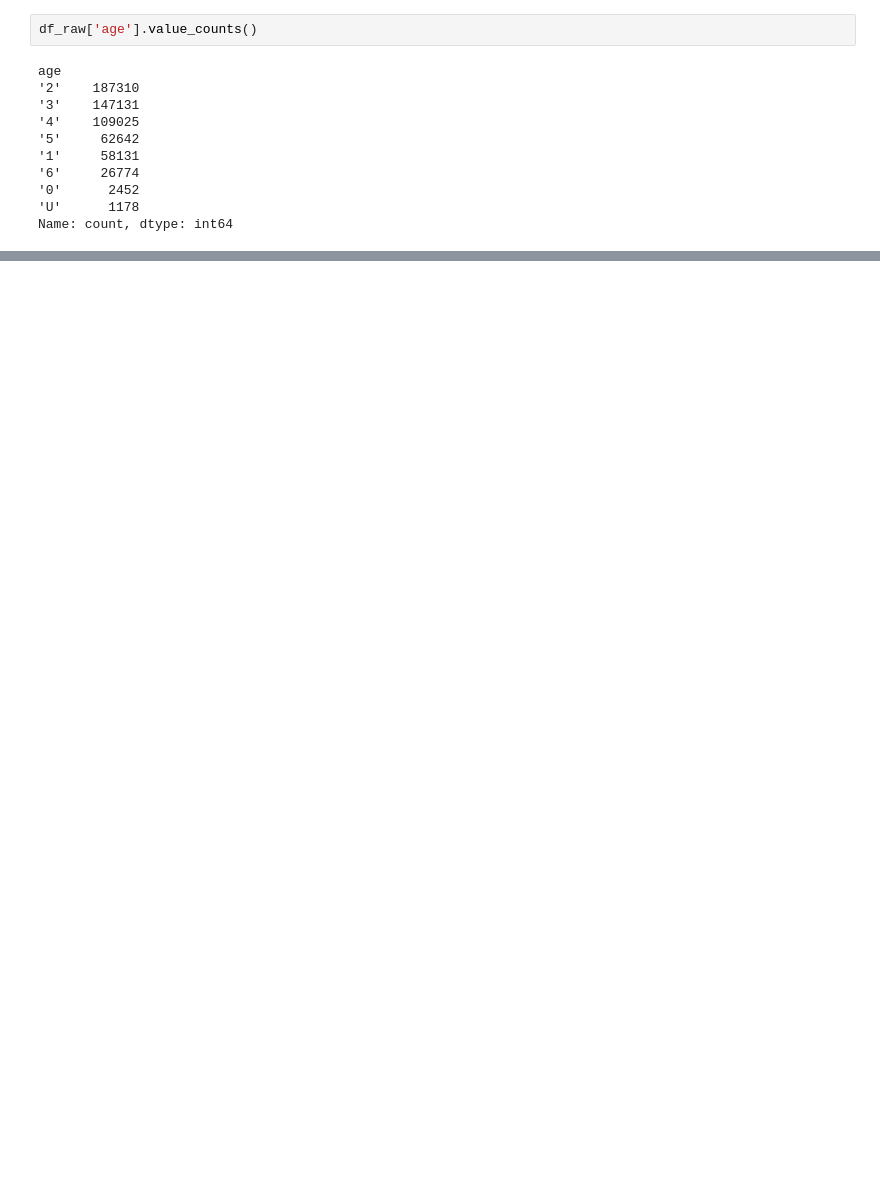
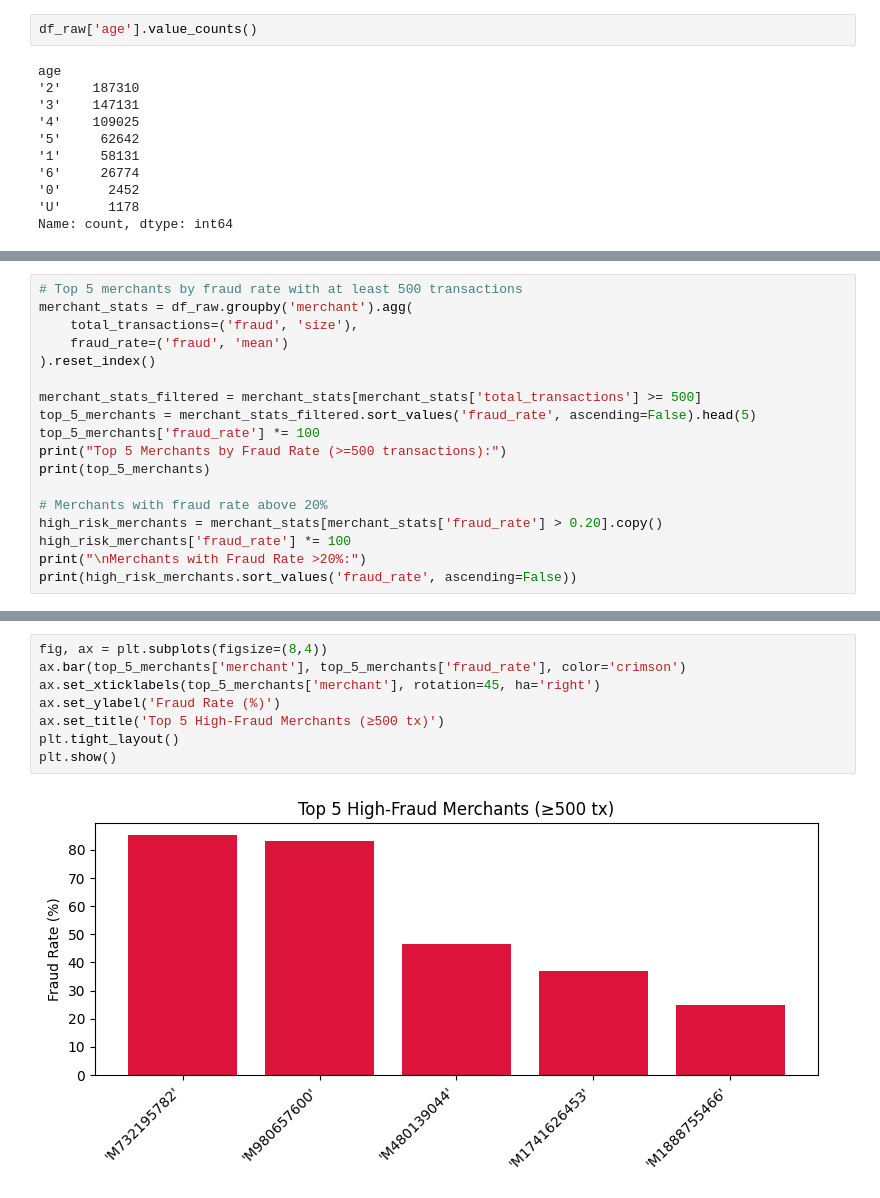
Before and after one commit to Mahmoudatari/deloitte-assignment-fraud, a Jupyter notebook: Exploration & Testing.ipynb, the cells around one changed output, grey strips where cells are left out. Drawn from its saved outputs; the diff is of its cells as text; blank space fills up the shorter version.

```diff
--- a/Exploration & Testing.ipynb
+++ b/Exploration & Testing.ipynb
@@ -376,0 +300,18 @@ Name: amount, dtype: float64
+# %%
+# Top 5 merchants by fraud rate with at least 500 transactions
+merchant_stats = df_raw.groupby('merchant').agg(
+    total_transactions=('fraud', 'size'),
+    fraud_rate=('fraud', 'mean')
+).reset_index()
+
+merchant_stats_filtered = merchant_stats[merchant_stats['total_transactions'] >= 500]
+top_5_merchants = merchant_stats_filtered.sort_values('fraud_rate', ascending=False).head(5)
+top_5_merchants['fraud_rate'] *= 100
+print("Top 5 Merchants by Fraud Rate (>=500 transactions):")
+print(top_5_merchants)
+
+# Merchants with fraud rate above 20%
+high_risk_merchants = merchant_stats[merchant_stats['fraud_rate'] > 0.20].copy()
+high_risk_merchants['fraud_rate'] *= 100
+print("\nMerchants with Fraud Rate >20%:")
+print(high_risk_merchants.sort_values('fraud_rate', ascending=False))
@@ -376,0 +336,10 @@ Name: amount, dtype: float64
+# %%
+fig, ax = plt.subplots(figsize=(8,4))
+ax.bar(top_5_merchants['merchant'], top_5_merchants['fraud_rate'], color='crimson')
+ax.set_xticklabels(top_5_merchants['merchant'], rotation=45, ha='right')
+ax.set_ylabel('Fraud Rate (%)')
+ax.set_title('Top 5 High-Fraud Merchants (≥500 tx)')
+plt.tight_layout()
+plt.show()
+# %% [output]
+[figure, added]
```
Also changed, not shown: parts of 92 cells of this notebook, 2 other files.
